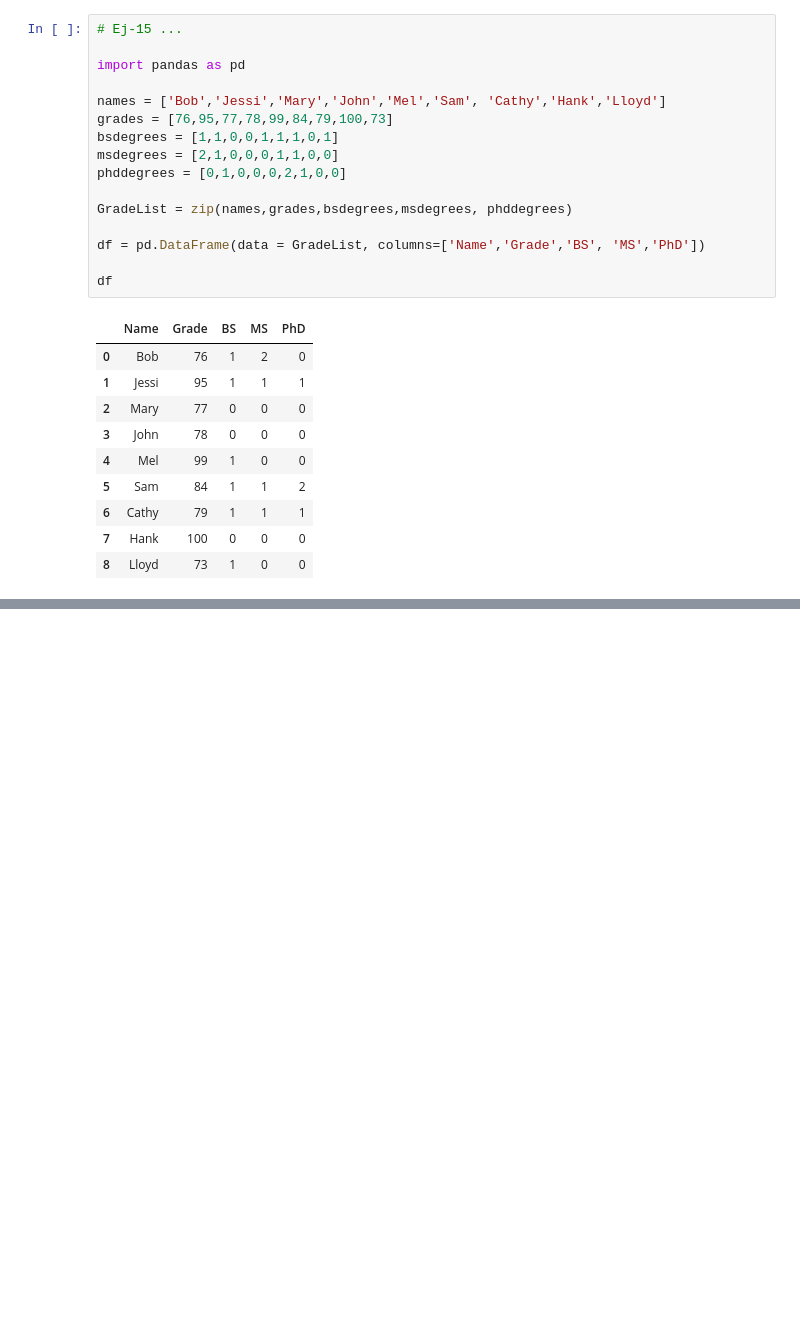
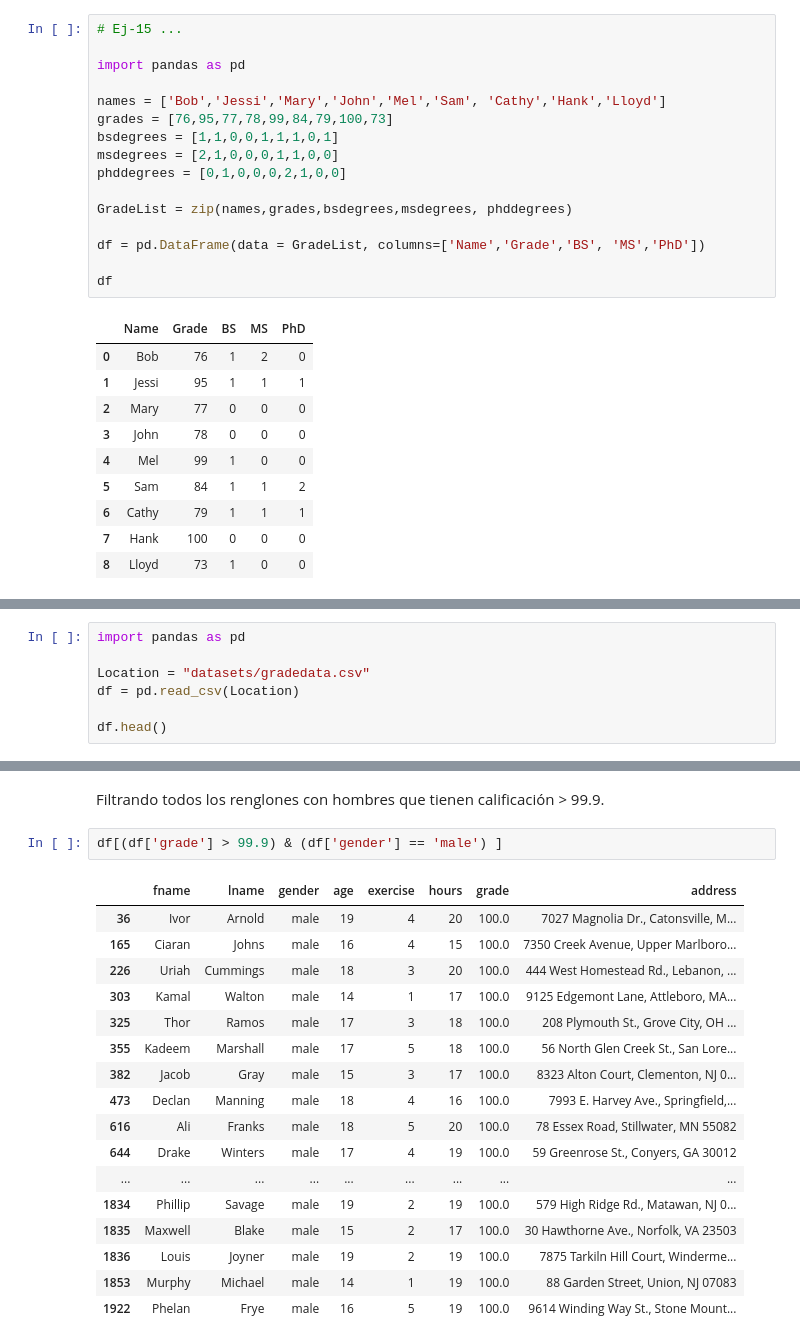
Before and after one commit to MarianaArzapalo/1-ADescDatos, a Jupyter notebook: 01-li-datos.ipynb, the cells around one changed output, grey strips where cells are left out. Cells and saved outputs as stored; diff of their text form; blank space fills up the shorter version.

Commit message:
Filtrando en base a condiciones...

```diff
--- a/01-li-datos.ipynb
+++ b/01-li-datos.ipynb
@@ -1219,0 +1224,7 @@ df
+# %%
+import pandas as pd
+
+Location = "datasets/gradedata.csv"
+df = pd.read_csv(Location)
+
+df.head()
@@ -1219,0 +1286,22 @@ df
+# %% [markdown]
+Filtrando todos los renglones con hombres que tienen calificación > 99.9.
+# %%
+df[(df['grade'] > 99.9) & (df['gender'] == 'male') ]
+# %% [output]
+|  | fname | lname | gender | age | exercise | hours | grade | address |
+| 36 | Ivor | Arnold | male | 19 | 4 | 20 | 100.0 | 7027 Magnolia Dr., Catonsville, M... |
+| 165 | Ciaran | Johns | male | 16 | 4 | 15 | 100.0 | 7350 Creek Avenue, Upper Marlboro... |
+| 226 | Uriah | Cummings | male | 18 | 3 | 20 | 100.0 | 444 West Homestead Rd., Lebanon, ... |
+| 303 | Kamal | Walton | male | 14 | 1 | 17 | 100.0 | 9125 Edgemont Lane, Attleboro, MA... |
+| 325 | Thor | Ramos | male | 17 | 3 | 18 | 100.0 | 208 Plymouth St., Grove City, OH ... |
+| 355 | Kadeem | Marshall | male | 17 | 5 | 18 | 100.0 | 56 North Glen Creek St., San Lore... |
+| 382 | Jacob | Gray | male | 15 | 3 | 17 | 100.0 | 8323 Alton Court, Clementon, NJ 0... |
+| 473 | Declan | Manning | male | 18 | 4 | 16 | 100.0 | 7993 E. Harvey Ave., Springfield,... |
+| 616 | Ali | Franks | male | 18 | 5 | 20 | 100.0 | 78 Essex Road, Stillwater, MN 55082 |
+| 644 | Drake | Winters | male | 17 | 4 | 19 | 100.0 | 59 Greenrose St., Conyers, GA 30012 |
+| ... | ... | ... | ... | ... | ... | ... | ... | ... |
+| 1834 | Phillip | Savage | male | 19 | 2 | 19 | 100.0 | 579 High Ridge Rd., Matawan, NJ 0... |
+| 1835 | Maxwell | Blake | male | 15 | 2 | 17 | 100.0 | 30 Hawthorne Ave., Norfolk, VA 23503 |
+| 1836 | Louis | Joyner | male | 19 | 2 | 19 | 100.0 | 7875 Tarkiln Hill Court, Winderme... |
+| 1853 | Murphy | Michael | male | 14 | 1 | 19 | 100.0 | 88 Garden Street, Union, NJ 07083 |
+| 1922 | Phelan | Frye | male | 16 | 5 | 19 | 100.0 | 9614 Winding Way St., Stone Mount... |
```
Also changed, not shown: parts of 10 cells of this notebook.
